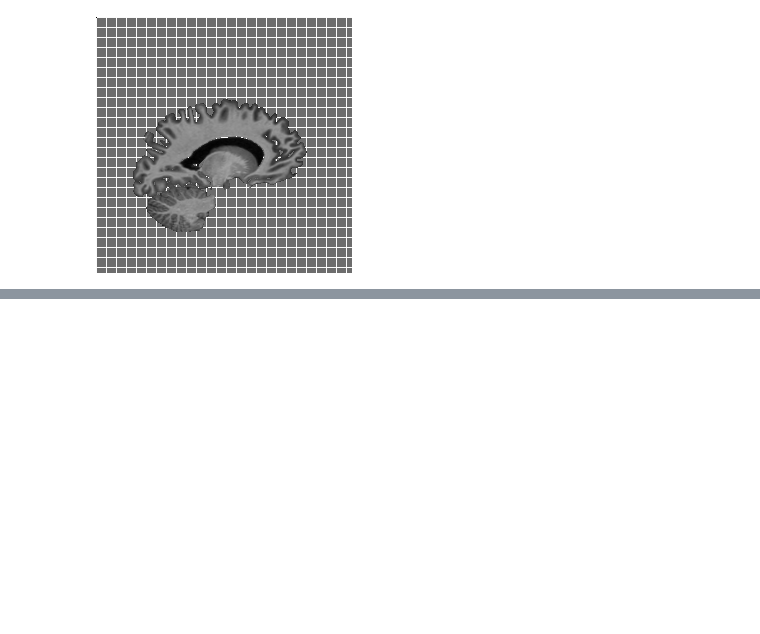
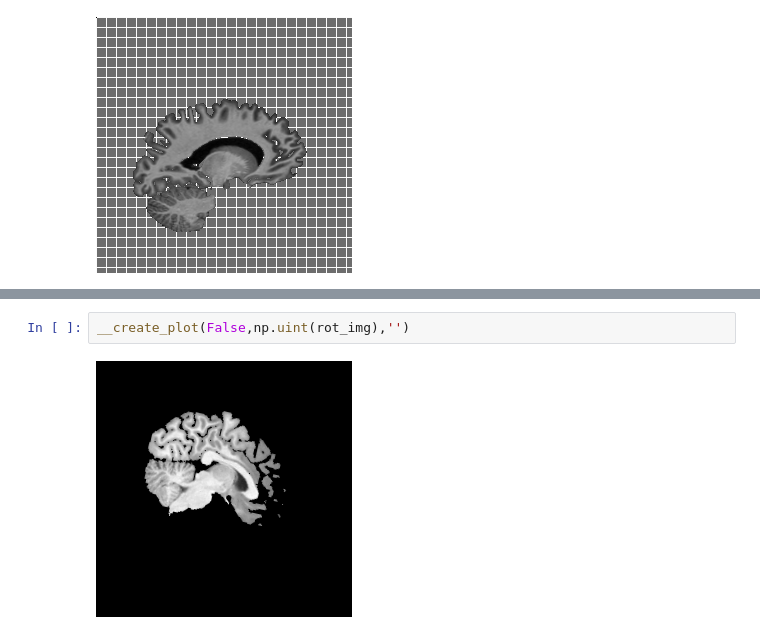
Before and after one commit to sabeenlohawala/brain_segmentation, a Jupyter notebook: notebooks/augmentation_scratch.ipynb, the cells around one changed output, grey strips where cells are left out. Cells and saved outputs as stored; diff of their text form; blank space fills up the shorter version.

```diff
--- a/notebooks/augmentation_scratch.ipynb
+++ b/notebooks/augmentation_scratch.ipynb
@@ -906,0 +965,4 @@ __create_plot(False,np.uint(combined_grid * 255),'')
+# %%
+__create_plot(False,np.uint(rot_img),'')
+# %% [output]
+[figure, added]
```
Also changed, not shown: parts of 30 cells of this notebook, 19 other files.
